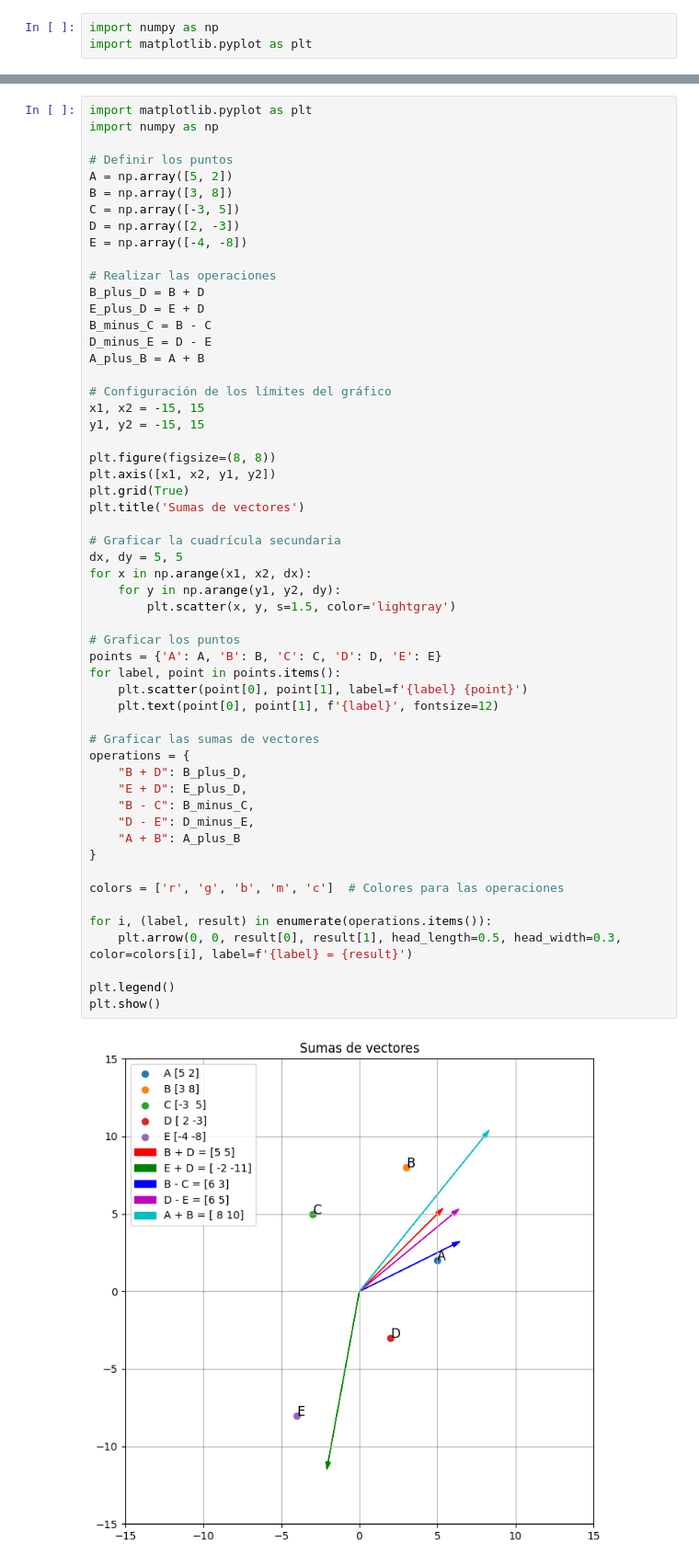
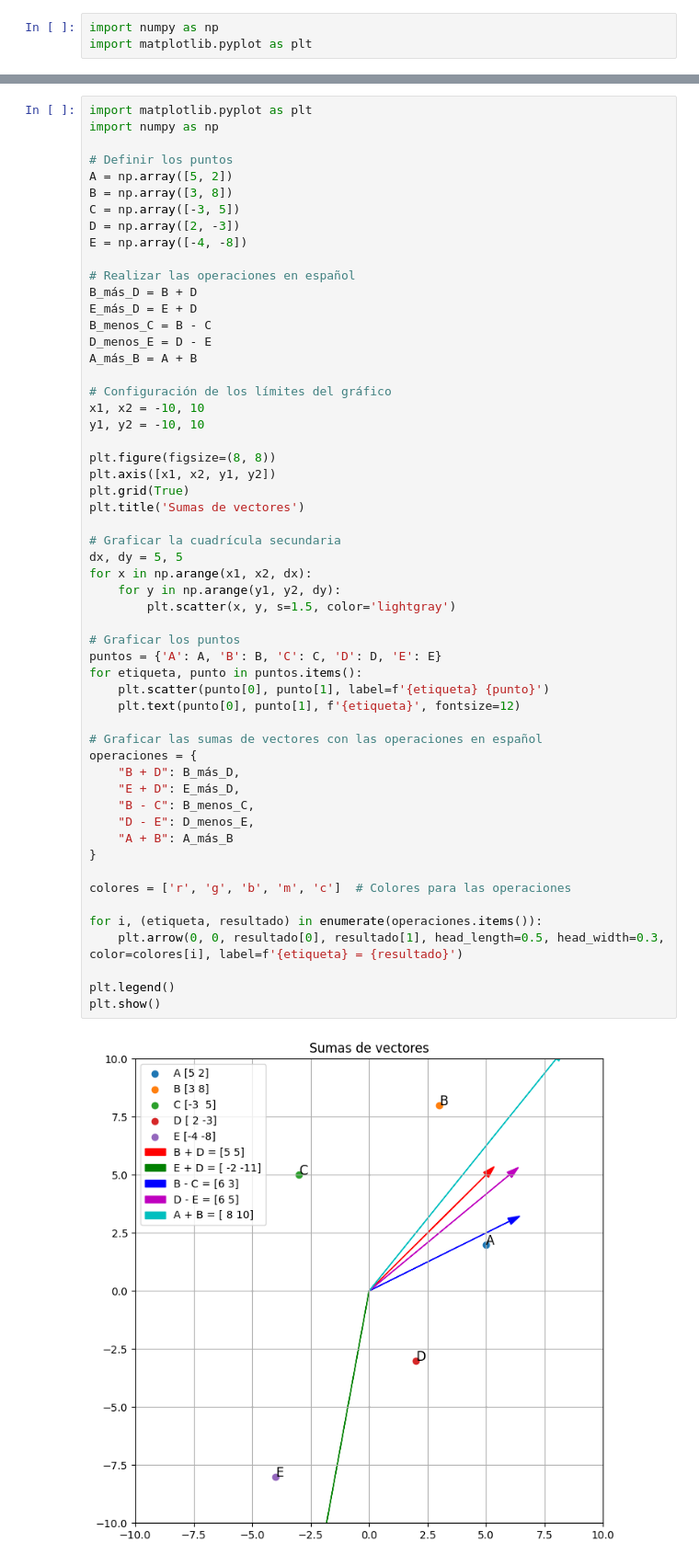
Before and after one commit to DiegoNavarrete05/GrafComp24B, a Jupyter notebook: Vectores en python/SumaVectores.ipynb, the cells around one changed output, grey strips where cells are left out. Shown at 92% size. Cells and saved outputs as stored; diff of their text form.

```diff
--- a/Vectores en python/SumaVectores.ipynb
+++ b/Vectores en python/SumaVectores.ipynb
@@ -62,53 +62,53 @@ import numpy as np
 # Definir los puntos
 A = np.array([5, 2])
 B = np.array([3, 8])
 C = np.array([-3, 5])
 D = np.array([2, -3])
 E = np.array([-4, -8])
 
-# Realizar las operaciones
-B_plus_D = B + D
-E_plus_D = E + D
-B_minus_C = B - C
-D_minus_E = D - E
-A_plus_B = A + B
+# Realizar las operaciones en español
+B_más_D = B + D
+E_más_D = E + D
+B_menos_C = B - C
+D_menos_E = D - E
+A_más_B = A + B
 
 # Configuración de los límites del gráfico
-x1, x2 = -15, 15
-y1, y2 = -15, 15
+x1, x2 = -10, 10
+y1, y2 = -10, 10
 
 plt.figure(figsize=(8, 8))
 plt.axis([x1, x2, y1, y2])
 plt.grid(True)
 plt.title('Sumas de vectores')
 
 # Graficar la cuadrícula secundaria
 dx, dy = 5, 5
 for x in np.arange(x1, x2, dx):
     for y in np.arange(y1, y2, dy):
         plt.scatter(x, y, s=1.5, color='lightgray')
 
 # Graficar los puntos
-points = {'A': A, 'B': B, 'C': C, 'D': D, 'E': E}
-for label, point in points.items():
-    plt.scatter(point[0], point[1], label=f'{label} {point}')
-    plt.text(point[0], point[1], f'{label}', fontsize=12)
+puntos = {'A': A, 'B': B, 'C': C, 'D': D, 'E': E}
+for etiqueta, punto in puntos.items():
+    plt.scatter(punto[0], punto[1], label=f'{etiqueta} {punto}')
+    plt.text(punto[0], punto[1], f'{etiqueta}', fontsize=12)
 
-# Graficar las sumas de vectores
-operations = {
-    "B + D": B_plus_D,
-    "E + D": E_plus_D,
-    "B - C": B_minus_C,
-    "D - E": D_minus_E,
-    "A + B": A_plus_B
+# Graficar las sumas de vectores con las operaciones en español
+operaciones = {
+    "B + D": B_más_D,
+    "E + D": E_más_D,
+    "B - C": B_menos_C,
+    "D - E": D_menos_E,
+    "A + B": A_más_B
 }
 
-colors = ['r', 'g', 'b', 'm', 'c']  # Colores para las operaciones
+colores = ['r', 'g', 'b', 'm', 'c']  # Colores para las operaciones
 
-for i, (label, result) in enumerate(operations.items()):
-    plt.arrow(0, 0, result[0], result[1], head_length=0.5, head_width=0.3, color=colors[i], label=f'{label} = {result}')
+for i, (etiqueta, resultado) in enumerate(operaciones.items()):
+    plt.arrow(0, 0, resultado[0], resultado[1], head_length=0.5, head_width=0.3, color=colores[i], label=f'{etiqueta} = {resultado}')
 
 plt.legend()
 plt.show()
 # %% [output]
-[figure, old version]
+[figure, new version]
```
Also changed, not shown: 2 other files.
